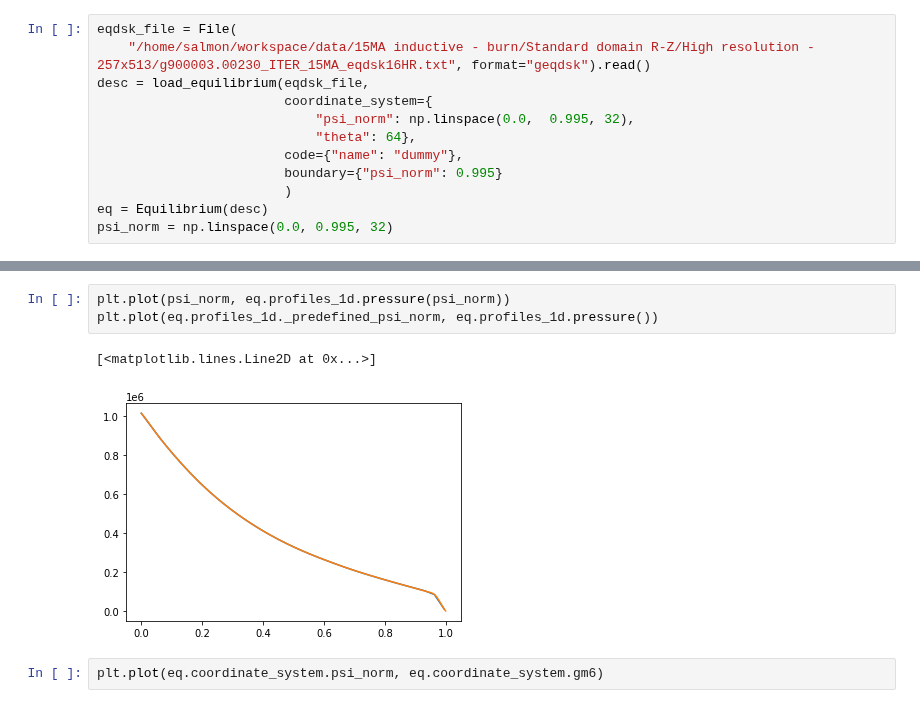
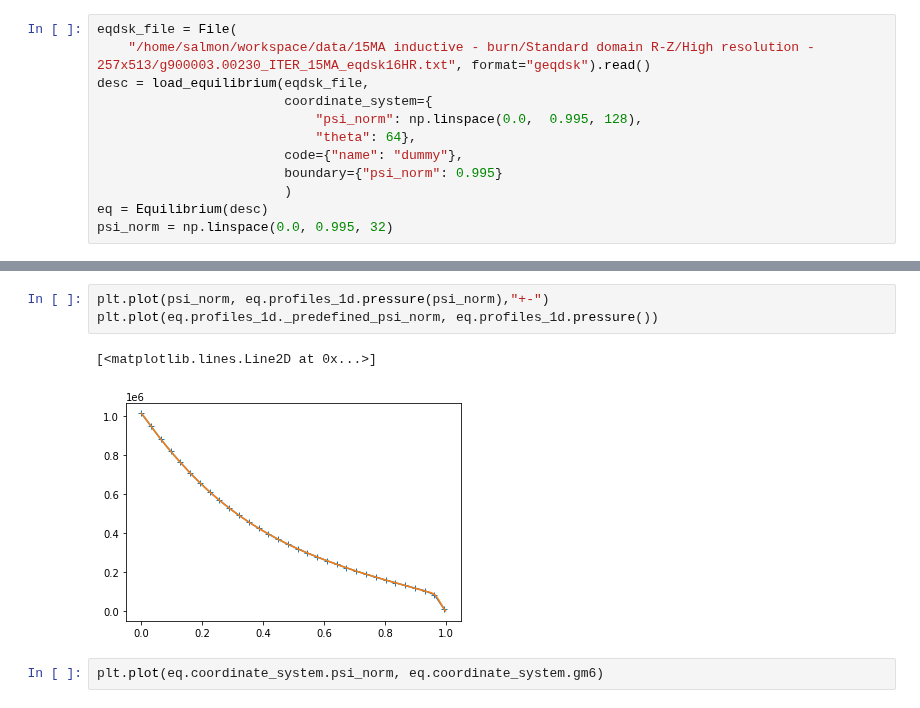
Before and after one commit to fusion-yun/fytok_old, a Jupyter notebook: examples/demo_eq.ipynb, the cells around one changed output, grey strips where cells are left out. Saved outputs shown, nothing was run; the diff lists cells and outputs as text.

```diff
--- a/examples/demo_eq.ipynb
+++ b/examples/demo_eq.ipynb
@@ -24,7 +26,7 @@ eqdsk_file = File(
     "/home/salmon/workspace/data/15MA inductive - burn/Standard domain R-Z/High resolution - 257x513/g900003.00230_ITER_15MA_eqdsk16HR.txt", format="geqdsk").read()
 desc = load_equilibrium(eqdsk_file,
                         coordinate_system={
-                            "psi_norm": np.linspace(0.0,  0.995, 32),
+                            "psi_norm": np.linspace(0.0,  0.995, 128),
                             "theta": 64},
                         code={"name": "dummy"},
                         boundary={"psi_norm": 0.995}
@@ -39,9 +41,9 @@ psi_norm = np.linspace(0.0, 0.995, 32)
 # %%
-plt.plot(psi_norm, eq.profiles_1d.pressure(psi_norm))
+plt.plot(psi_norm, eq.profiles_1d.pressure(psi_norm),"+-")
 plt.plot(eq.profiles_1d._predefined_psi_norm, eq.profiles_1d.pressure())
 # %% [output]
 [<matplotlib.lines.Line2D at 0x...>]
-[figure, old version]
+[figure, new version]
 # %%
 plt.plot(eq.coordinate_system.psi_norm, eq.coordinate_system.gm6)
 # %% [output]
```
Also changed, not shown: parts of 3 cells of this notebook.
